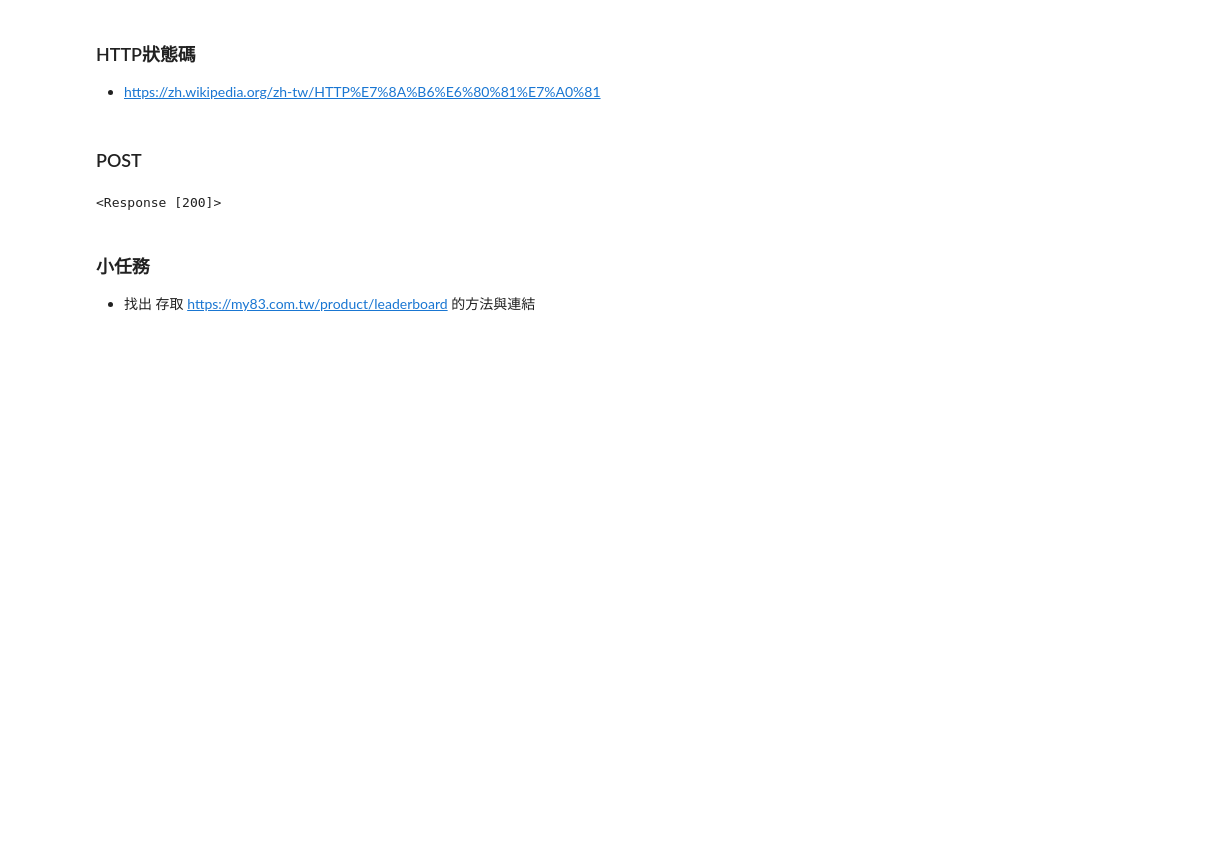
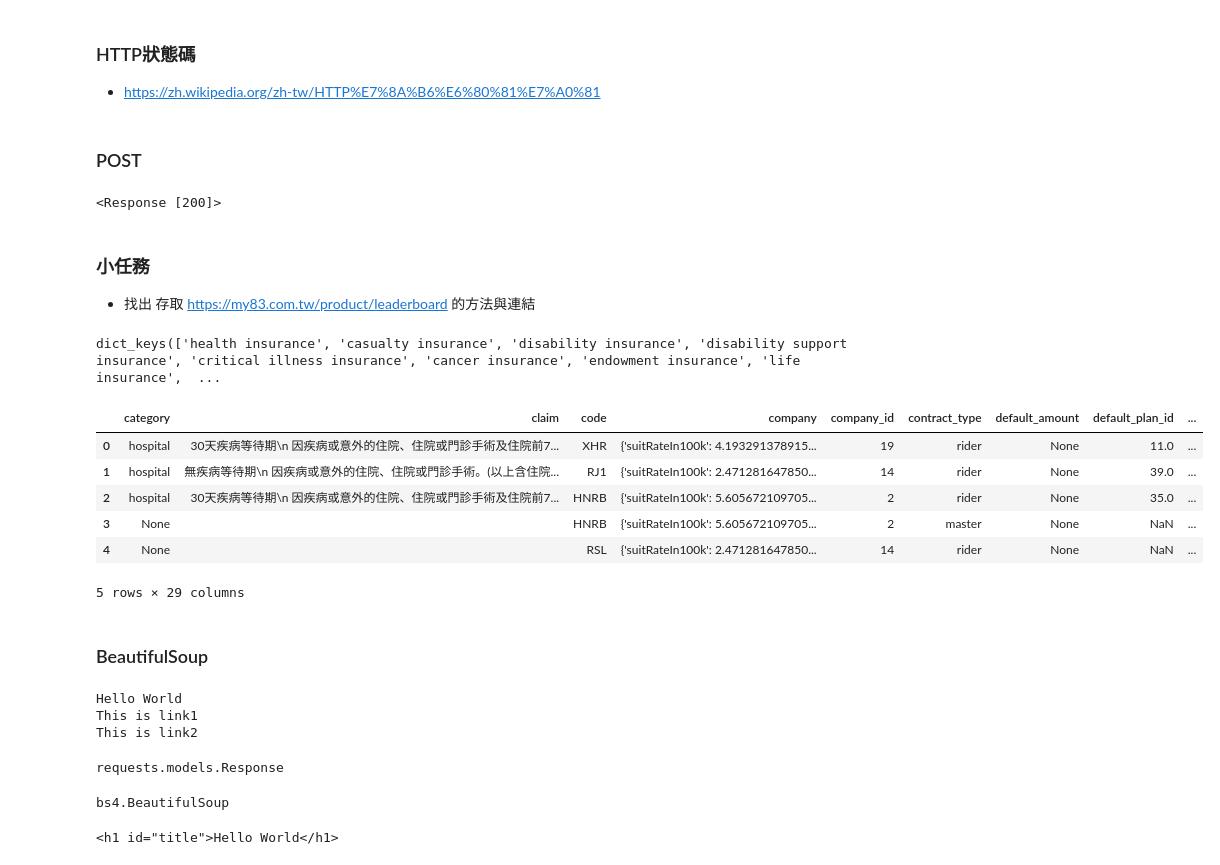
Before and after one commit to ywchiu/chinalife, a Jupyter notebook: Demo20190917.ipynb, the cells around one changed output. Drawn from its saved outputs; the diff is of its cells as text; code cells hidden in the pictures; blank space fills up the shorter version.

```diff
--- a/Demo20190917.ipynb
+++ b/Demo20190917.ipynb
@@ -119,3 +119,58 @@ res
 # %% [markdown]
 ### 小任務
 - 找出 存取 https://my83.com.tw/product/leaderboard 的方法與連結
+# %%
+import requests
+import re
+res = requests.get('https://my83.com.tw/product/leaderboard', verify=False)
+m = re.search('leaderboards: (.*)',res.text)
+# %%
+import json
+jd = json.loads(m.group(1).rstrip('};'))
+# %%
+jd.keys()
+# %% [output]
+dict_keys(['health insurance', 'casualty insurance', 'disability insurance', 'disability support insurance', 'critical illness insurance', 'cancer insurance', 'endowment insurance', 'life insurance',  ...
+# %%
+import pandas
+df = pandas.DataFrame(jd['health insurance'])
+df
+# %% [output]
+|  | category | claim | code | company | company_id | contract_type | default_amount | default_plan_id | ... |
+| 0 | hospital | 30天疾病等待期\n 因疾病或意外的住院、住院或門診手術及住院前7... | XHR | {'suitRateIn100k': 4.193291378915... | 19 | rider | None | 11.0 | ... |
+| 1 | hospital | 無疾病等待期\n 因疾病或意外的住院、住院或門診手術。(以上含住院... | RJ1 | {'suitRateIn100k': 2.471281647850... | 14 | rider | None | 39.0 | ... |
+| 2 | hospital | 30天疾病等待期\n 因疾病或意外的住院、住院或門診手術及住院前7... | HNRB | {'suitRateIn100k': 5.605672109705... | 2 | rider | None | 35.0 | ... |
+| 3 | None |  | HNRB | {'suitRateIn100k': 5.605672109705... | 2 | master | None | NaN | ... |
+| 4 | None |  | RSL | {'suitRateIn100k': 2.471281647850... | 14 | rider | None | NaN | ... |
+5 rows × 29 columns
+# %% [markdown]
+### BeautifulSoup
+# %%
+from bs4 import BeautifulSoup
+html_sample = '''
+<html>
+ <body>
+ <h1 id="title">Hello World</h1>
+ <a href="#" class="link">This is link1</a>
+ <a href="# link2" class="link">This is link2</a>
+ </body>
+ </html>'''
+
+soup = BeautifulSoup(html_sample, 'lxml')
+print(soup.text)
+# %% [output]
+Hello World
+This is link1
+This is link2
+# %%
+type(res)
+# %% [output]
+requests.models.Response
+# %%
+type(soup)
+# %% [output]
+bs4.BeautifulSoup
+# %%
+soup.select_one('h1')
+# %% [output]
+<h1 id="title">Hello World</h1>
```
Also changed, not shown: parts of 22 cells of this notebook.
